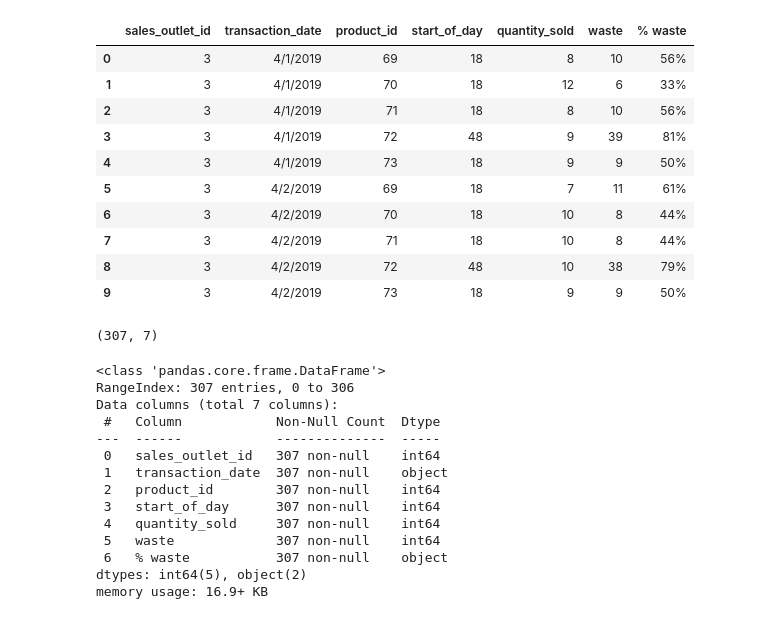
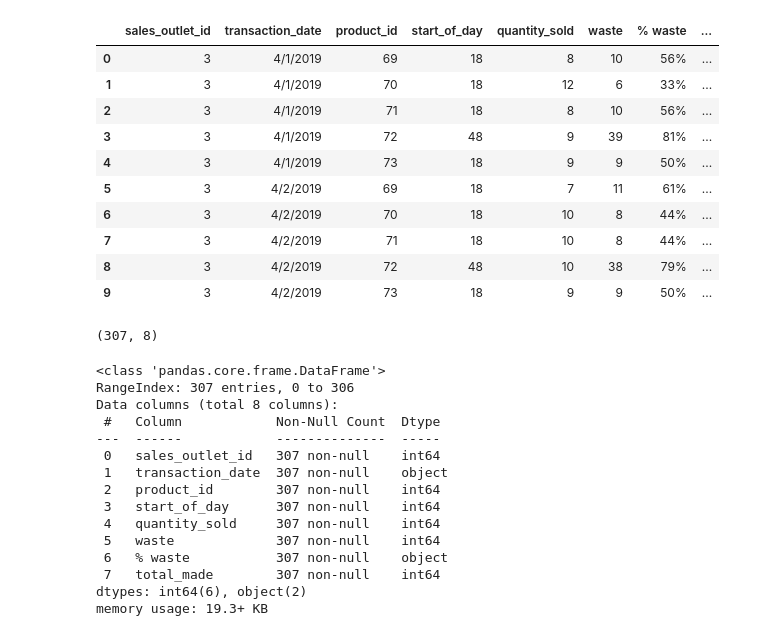
Before and after one commit to michalmullen/machine-learning, a Jupyter notebook: notebooks/coffeeShopAD.ipynb, the cells around one changed output. Saved outputs shown, nothing was run; the diff lists cells and outputs as text; code cells hidden in the pictures.

```diff
--- a/notebooks/coffeeShopAD.ipynb
+++ b/notebooks/coffeeShopAD.ipynb
@@ -1,39 +1,44 @@
 # %%
 import numpy as np # linear algebra
 import pandas as pd # data processing, CSV file I/O (e.g. pd.read_csv)
-import matplotlib.pyplot as plt #Data Visualization
+import matplotlib.pyplot as plt
+import plotly.express as px
 import matplotlib.dates as md
 
 dataset = pd.read_csv(
     '../models/coffee-shop/pastry inventory.csv',
     encoding='unicode_escape'
 )
+
+# create column of total made pastries of a given day
+dataset['total_made'] = dataset["waste"] + dataset["quantity_sold"]
+
 # print first 10 rows of dataset to better understand general data
 dataset.head(10)
 # %% [output]
-|  | sales_outlet_id | transaction_date | product_id | start_of_day | quantity_sold | waste | % waste |
-| 0 | 3 | 4/1/2019 | 69 | 18 | 8 | 10 | 56% |
-| 1 | 3 | 4/1/2019 | 70 | 18 | 12 | 6 | 33% |
-| 2 | 3 | 4/1/2019 | 71 | 18 | 8 | 10 | 56% |
-| 3 | 3 | 4/1/2019 | 72 | 48 | 9 | 39 | 81% |
-| 4 | 3 | 4/1/2019 | 73 | 18 | 9 | 9 | 50% |
-| 5 | 3 | 4/2/2019 | 69 | 18 | 7 | 11 | 61% |
-| 6 | 3 | 4/2/2019 | 70 | 18 | 10 | 8 | 44% |
-| 7 | 3 | 4/2/2019 | 71 | 18 | 10 | 8 | 44% |
-| 8 | 3 | 4/2/2019 | 72 | 48 | 10 | 38 | 79% |
-| 9 | 3 | 4/2/2019 | 73 | 18 | 9 | 9 | 50% |
+|  | sales_outlet_id | transaction_date | product_id | start_of_day | quantity_sold | waste | % waste | ... |
+| 0 | 3 | 4/1/2019 | 69 | 18 | 8 | 10 | 56% | ... |
+| 1 | 3 | 4/1/2019 | 70 | 18 | 12 | 6 | 33% | ... |
+| 2 | 3 | 4/1/2019 | 71 | 18 | 8 | 10 | 56% | ... |
+| 3 | 3 | 4/1/2019 | 72 | 48 | 9 | 39 | 81% | ... |
+| 4 | 3 | 4/1/2019 | 73 | 18 | 9 | 9 | 50% | ... |
+| 5 | 3 | 4/2/2019 | 69 | 18 | 7 | 11 | 61% | ... |
+| 6 | 3 | 4/2/2019 | 70 | 18 | 10 | 8 | 44% | ... |
+| 7 | 3 | 4/2/2019 | 71 | 18 | 10 | 8 | 44% | ... |
+| 8 | 3 | 4/2/2019 | 72 | 48 | 10 | 38 | 79% | ... |
+| 9 | 3 | 4/2/2019 | 73 | 18 | 9 | 9 | 50% | ... |
 # %%
 # shows number of rows and columns
 dataset.shape
 # %% [output]
-(307, 7)
+(307, 8)
 # %%
 # gives general useful info about dataset such as null count and type of each column
 dataset.info()
 # %% [output]
 <class 'pandas.core.frame.DataFrame'>
 RangeIndex: 307 entries, 0 to 306
-Data columns (total 7 columns):
+Data columns (total 8 columns):
  #   Column            Non-Null Count  Dtype
 ---  ------            --------------  -----
  0   sales_outlet_id   307 non-null    int64
@@ -43,7 +48,8 @@ Data columns (total 7 columns):
  4   quantity_sold     307 non-null    int64
  5   waste             307 non-null    int64
  6   % waste           307 non-null    object
-dtypes: int64(5), object(2)
-memory usage: 16.9+ KB
+ 7   total_made        307 non-null    int64
+dtypes: int64(6), object(2)
+memory usage: 19.3+ KB
 # %%
 # plots data
```
Also changed, not shown: parts of 2 cells of this notebook.
